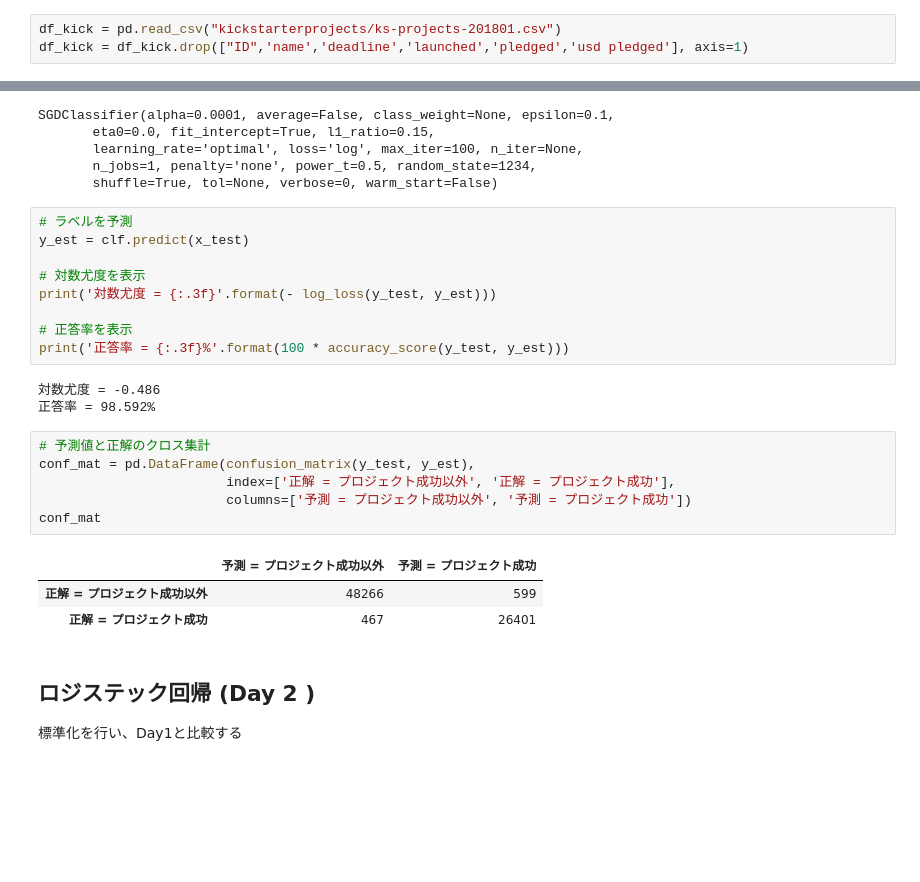
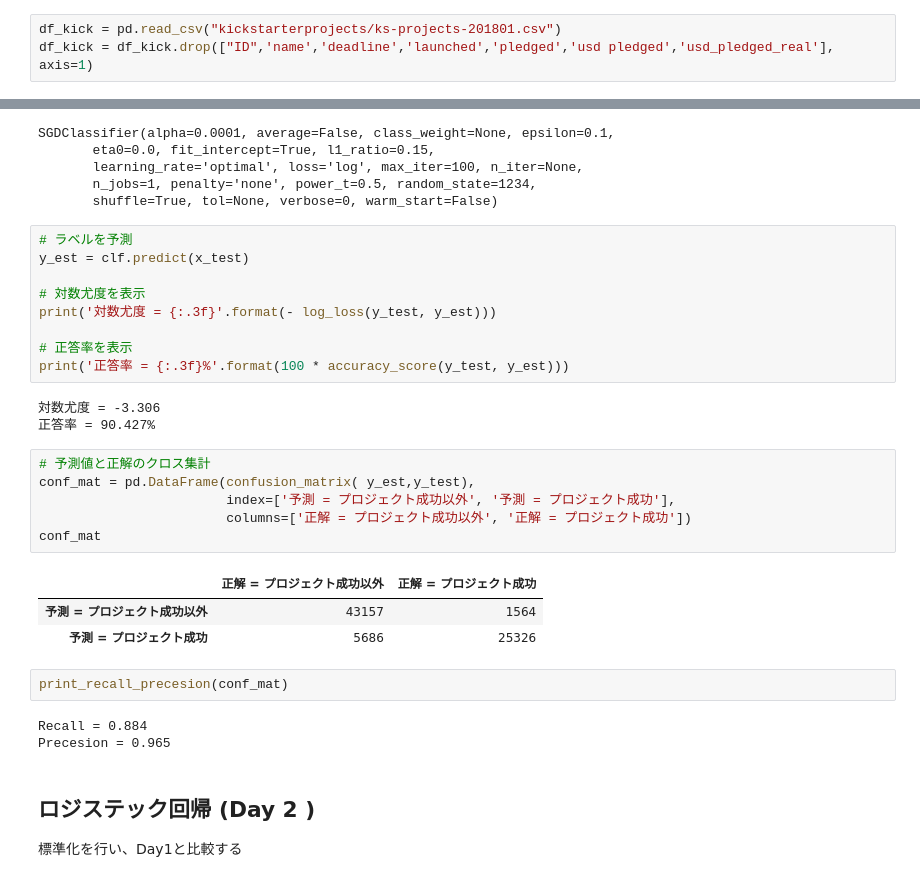
Before and after one commit to KohsakuNishida/SkillupAI_ml_online2, a Jupyter notebook: Day2_work_KohsakuNishida.ipynb, the cells around one changed output, grey strips where cells are left out. Cells and saved outputs as stored; diff of their text form; blank space fills up the shorter version.

```diff
--- a/Day2_work_KohsakuNishida.ipynb
+++ b/Day2_work_KohsakuNishida.ipynb
@@ -199,7 +224,7 @@ ct[['canceled','failed','live','successful','suspended','undefined']].plot(kind=
 今回、対象外とした項目を削除
 # %%
 df_kick = pd.read_csv("kickstarterprojects/ks-projects-201801.csv")
-df_kick = df_kick.drop(["ID",'name','deadline','launched','pledged','usd pledged'], axis=1)
+df_kick = df_kick.drop(["ID",'name','deadline','launched','pledged','usd pledged','usd_pledged_real'], axis=1)
 # %% [markdown]
 #### カテゴリ変数をダミー変数に変換
 # %%
@@ -260,18 +295,23 @@ print('対数尤度 = {:.3f}'.format(- log_loss(y_test, y_est)))
 # 正答率を表示
 print('正答率 = {:.3f}%'.format(100 * accuracy_score(y_test, y_est)))
 # %% [output]
-対数尤度 = -0.486
-正答率 = 98.592%
+対数尤度 = -3.306
+正答率 = 90.427%
 # %%
 # 予測値と正解のクロス集計
-conf_mat = pd.DataFrame(confusion_matrix(y_test, y_est),
-                        index=['正解 = プロジェクト成功以外', '正解 = プロジェクト成功'],
-                        columns=['予測 = プロジェクト成功以外', '予測 = プロジェクト成功'])
+conf_mat = pd.DataFrame(confusion_matrix( y_est,y_test),
+                        index=['予測 = プロジェクト成功以外', '予測 = プロジェクト成功'],
+                        columns=['正解 = プロジェクト成功以外', '正解 = プロジェクト成功'])
 conf_mat
 # %% [output]
-|  | 予測 = プロジェクト成功以外 | 予測 = プロジェクト成功 |
-| 正解 = プロジェクト成功以外 | 48266 | 599 |
-| 正解 = プロジェクト成功 | 467 | 26401 |
+|  | 正解 = プロジェクト成功以外 | 正解 = プロジェクト成功 |
+| 予測 = プロジェクト成功以外 | 43157 | 1564 |
+| 予測 = プロジェクト成功 | 5686 | 25326 |
+# %%
+print_recall_precesion(conf_mat)
+# %% [output]
+Recall = 0.884
+Precesion = 0.965
 # %% [markdown]
 ## ロジステック回帰 (Day 2 )
 標準化を行い、Day1と比較する
```
Also changed, not shown: parts of 19 cells of this notebook.
